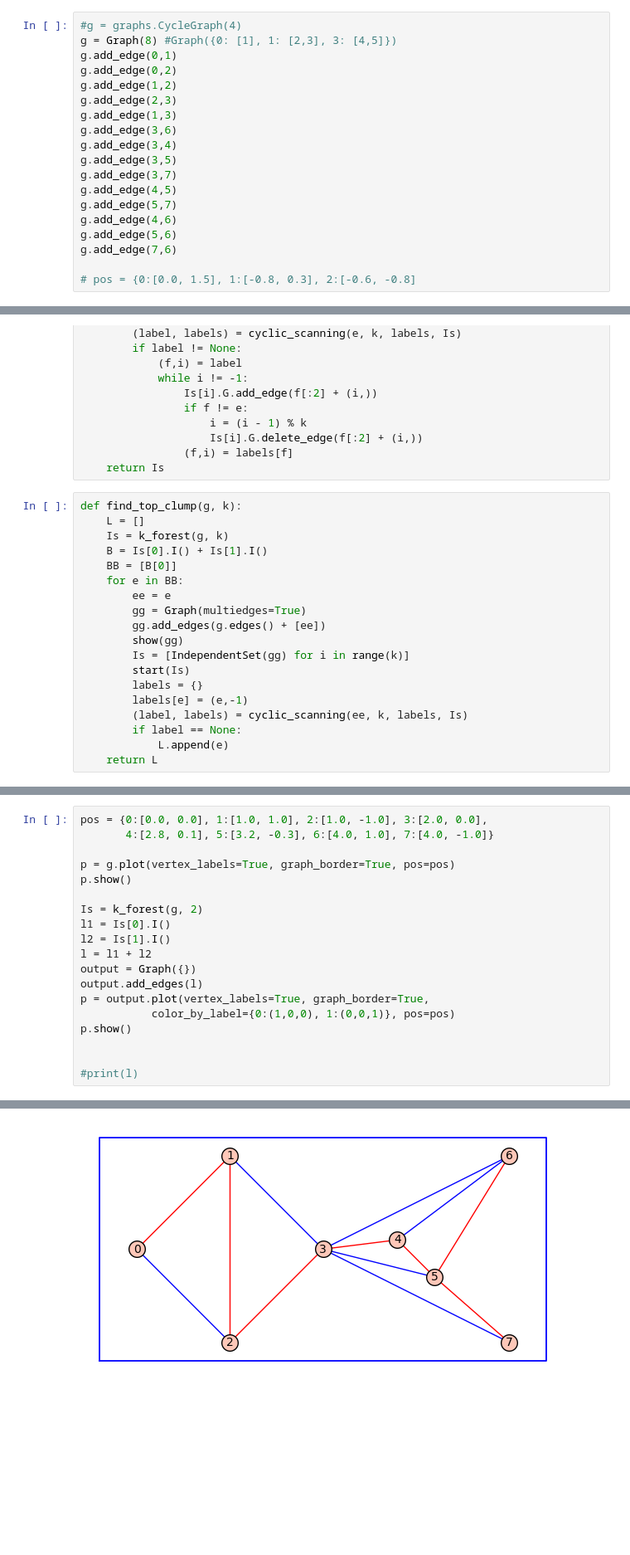
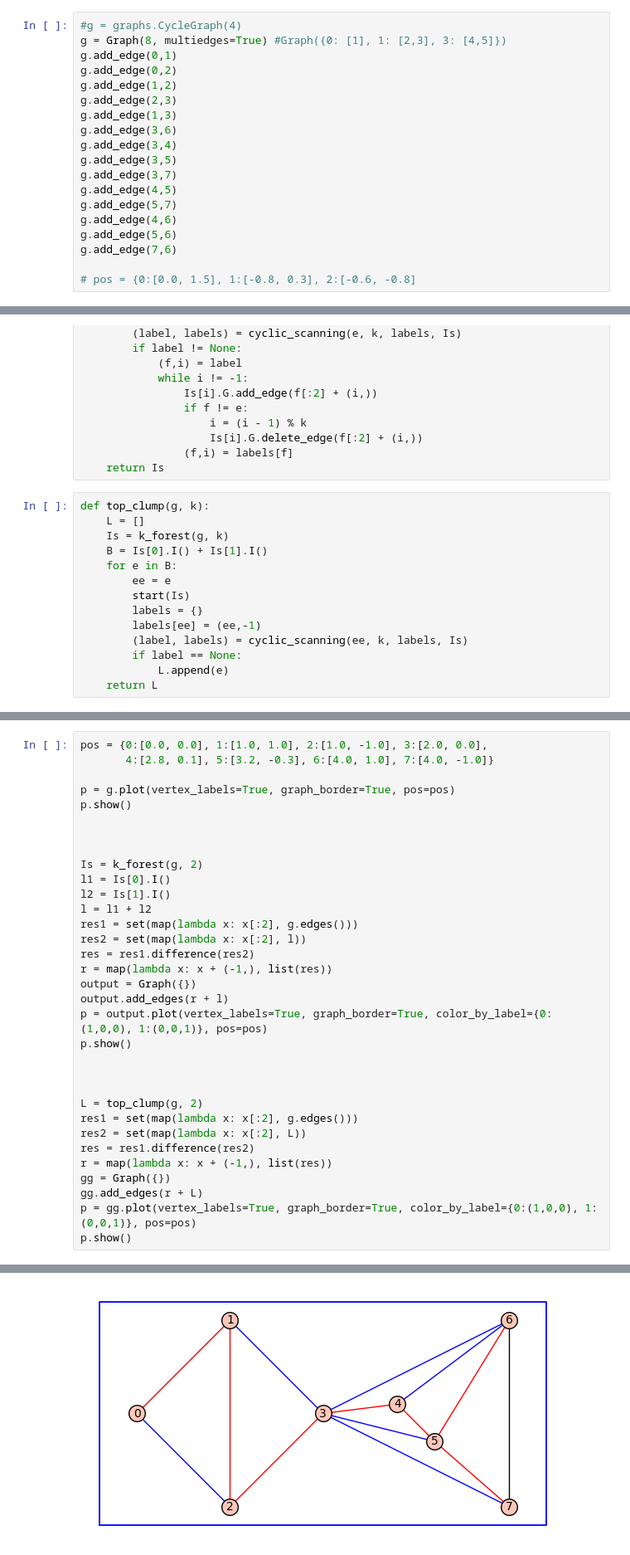
Before and after one commit to fk2601/kforest, a Jupyter notebook: kforest.ipynb, the cells around one changed output, grey strips where cells are left out. Shown: that part at 83% size. Saved outputs shown, nothing was run; the diff lists cells and outputs as text; blank space fills up the shorter version.

Commit message:
top_clump

```diff
--- a/kforest.ipynb
+++ b/kforest.ipynb
@@ -3,7 +3,7 @@
 from queue import *
 # %%
 #g = graphs.CycleGraph(4)
-g = Graph(8) #Graph({0: [1], 1: [2,3], 3: [4,5]})
+g = Graph(8, multiedges=True) #Graph({0: [1], 1: [2,3], 3: [4,5]})
 g.add_edge(0,1)
 g.add_edge(0,2)
 g.add_edge(1,2)
@@ -133,20 +133,15 @@ def k_forest(g, k):
                 (f,i) = labels[f]
     return Is
 # %%
-def find_top_clump(g, k):
+def top_clump(g, k):
     L = []
     Is = k_forest(g, k)
     B = Is[0].I() + Is[1].I()
-    BB = [B[0]]
-    for e in BB:
+    for e in B:
         ee = e
-        gg = Graph(multiedges=True)
-        gg.add_edges(g.edges() + [ee])
-        show(gg)
-        Is = [IndependentSet(gg) for i in range(k)]
         start(Is)
         labels = {}
-        labels[e] = (e,-1)
+        labels[ee] = (ee,-1)
         (label, labels) = cyclic_scanning(ee, k, labels, Is)
         if label == None:
             L.append(e)
@@ -160,22 +149,36 @@ print(L)
 # %%
 pos = {0:[0.0, 0.0], 1:[1.0, 1.0], 2:[1.0, -1.0], 3:[2.0, 0.0],
        4:[2.8, 0.1], 5:[3.2, -0.3], 6:[4.0, 1.0], 7:[4.0, -1.0]}
 
 p = g.plot(vertex_labels=True, graph_border=True, pos=pos)
 p.show()
 
+
+
 Is = k_forest(g, 2)
 l1 = Is[0].I()
 l2 = Is[1].I()
 l = l1 + l2
+res1 = set(map(lambda x: x[:2], g.edges()))
+res2 = set(map(lambda x: x[:2], l))
+res = res1.difference(res2)
+r = map(lambda x: x + (-1,), list(res))
 output = Graph({})
-output.add_edges(l)
-p = output.plot(vertex_labels=True, graph_border=True,
-           color_by_label={0:(1,0,0), 1:(0,0,1)}, pos=pos)
+output.add_edges(r + l)
+p = output.plot(vertex_labels=True, graph_border=True, color_by_label={0:(1,0,0), 1:(0,0,1)}, pos=pos)
 p.show()
 
 
-#print(l)
+
+L = top_clump(g, 2)
+res1 = set(map(lambda x: x[:2], g.edges()))
+res2 = set(map(lambda x: x[:2], L))
+res = res1.difference(res2)
+r = map(lambda x: x + (-1,), list(res))
+gg = Graph({})
+gg.add_edges(r + L)
+p = gg.plot(vertex_labels=True, graph_border=True, color_by_label={0:(1,0,0), 1:(0,0,1)}, pos=pos)
+p.show()
 # %% [output]
 [figure]
-[figure, old version]
+[figure, new version]
```
Also changed, not shown: parts of 4 cells of this notebook.
